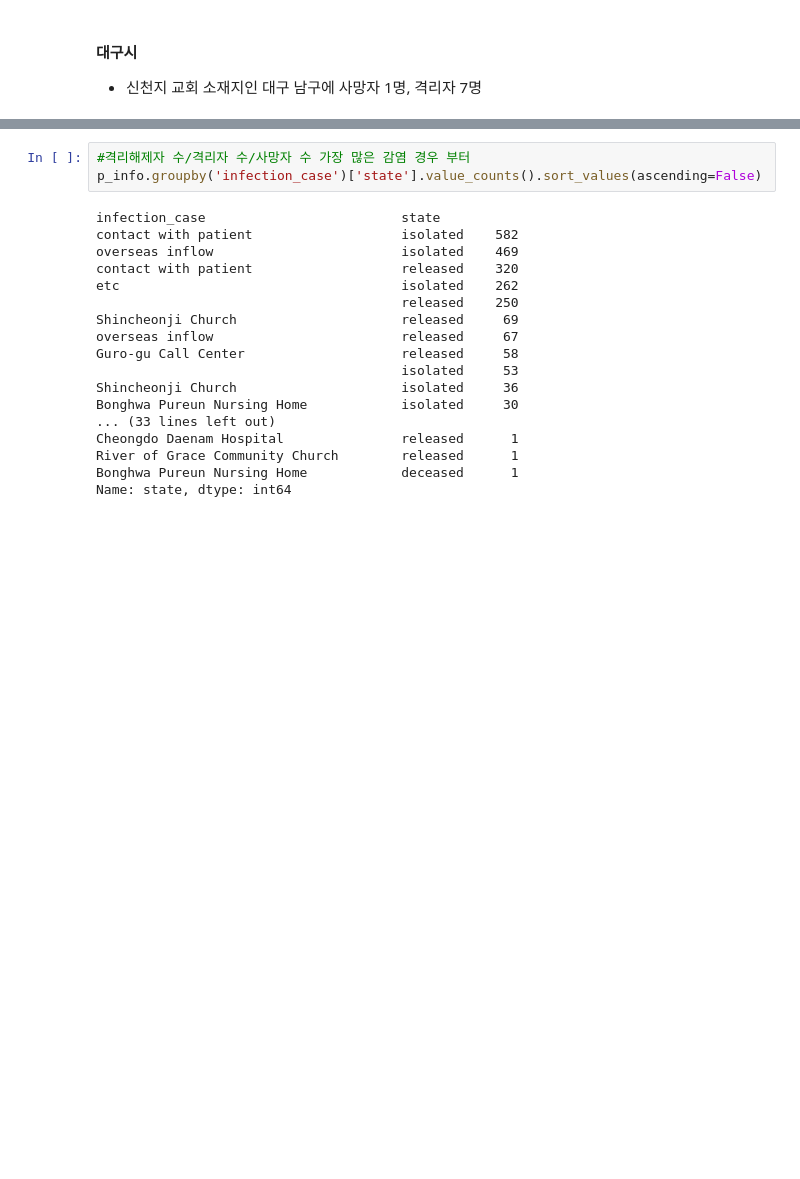
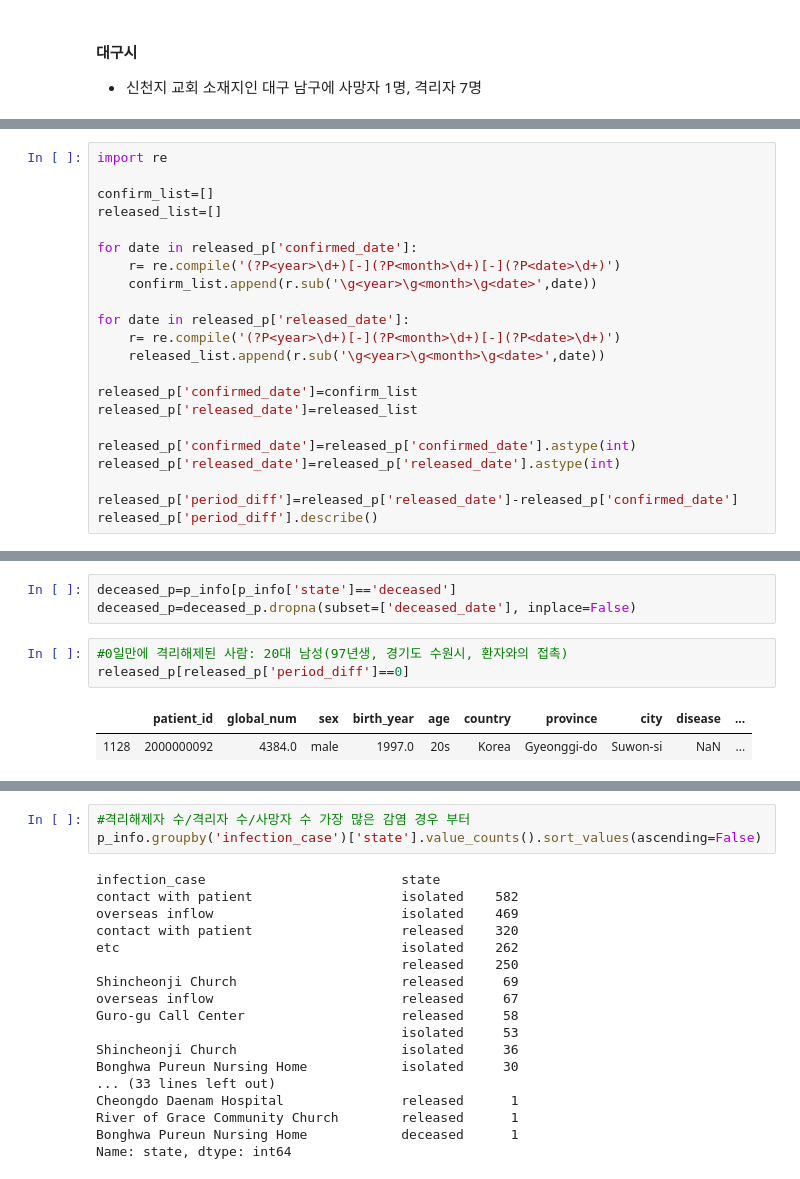
Before and after one commit to chan157/DACON_COVID, a Jupyter notebook: Submission_COVID.ipynb, the cells around one changed output, grey strips where cells are left out. Cells and saved outputs as stored; diff of their text form; blank space fills up the shorter version.

```diff
--- a/Submission_COVID.ipynb
+++ b/Submission_COVID.ipynb
@@ -753,0 +567,22 @@ case_state.iplot(kind='barh', barmode="stack",title='state별 감염 케이스')
+# %%
+import re
+
+confirm_list=[]
+released_list=[]
+
+for date in released_p['confirmed_date']:
+    r= re.compile('(?P<year>\d+)[-](?P<month>\d+)[-](?P<date>\d+)')
+    confirm_list.append(r.sub('\g<year>\g<month>\g<date>',date))
+
+for date in released_p['released_date']:
+    r= re.compile('(?P<year>\d+)[-](?P<month>\d+)[-](?P<date>\d+)')
+    released_list.append(r.sub('\g<year>\g<month>\g<date>',date))
+
+released_p['confirmed_date']=confirm_list
+released_p['released_date']=released_list
+
+released_p['confirmed_date']=released_p['confirmed_date'].astype(int)
+released_p['released_date']=released_p['released_date'].astype(int)
+
+released_p['period_diff']=released_p['released_date']-released_p['confirmed_date']
+released_p['period_diff'].describe()
@@ -753,0 +605,9 @@ case_state.iplot(kind='barh', barmode="stack",title='state별 감염 케이스')
+# %%
+deceased_p=p_info[p_info['state']=='deceased']
+deceased_p=deceased_p.dropna(subset=['deceased_date'], inplace=False)
+# %%
+#0일만에 격리해제된 사람: 20대 남성(97년생, 경기도 수원시, 환자와의 접촉)
+released_p[released_p['period_diff']==0]
+# %% [output]
+|  | patient_id | global_num | sex | birth_year | age | country | province | city | disease | ... |
+| 1128 | 2000000092 | 4384.0 | male | 1997.0 | 20s | Korea | Gyeonggi-do | Suwon-si | NaN | ... |
```
Also changed, not shown: parts of 111 cells of this notebook, 1 other file.
